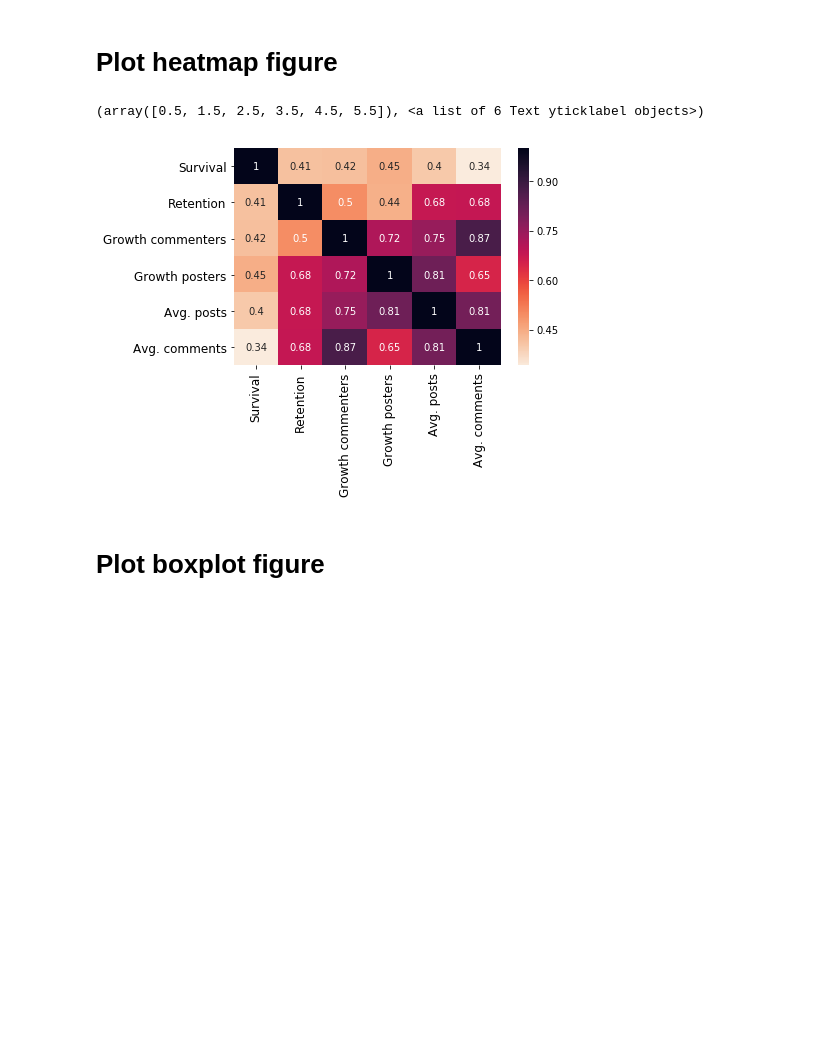
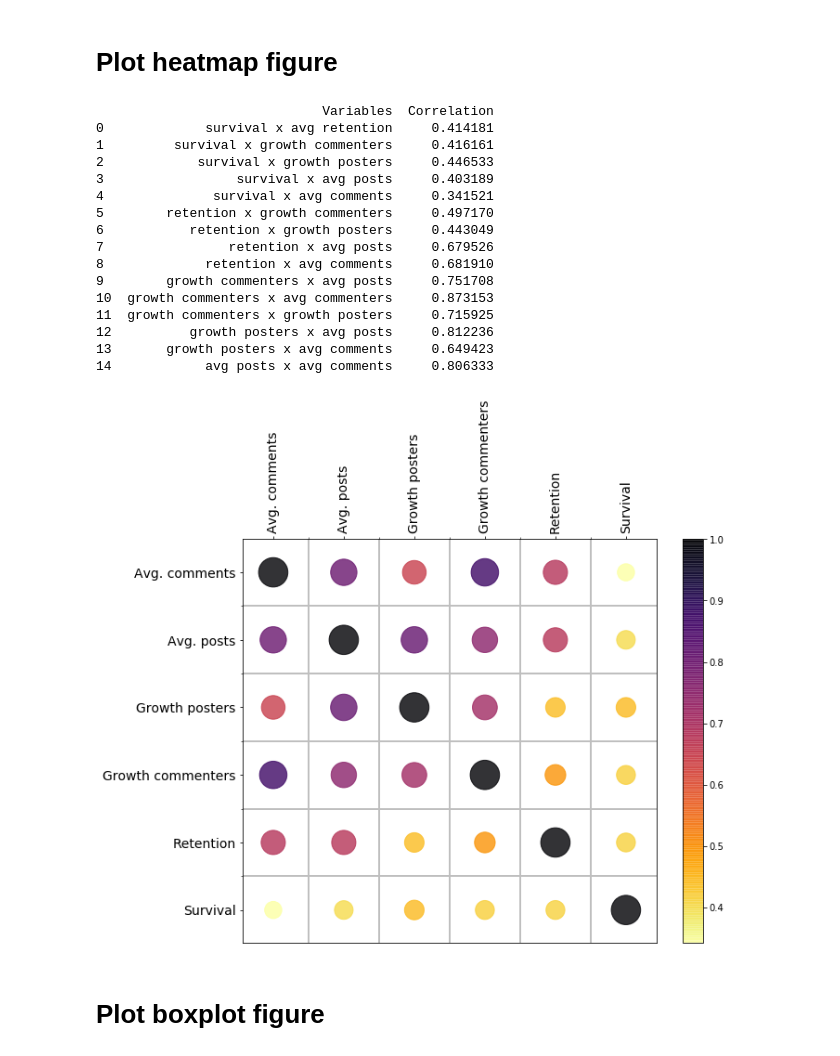
Before and after one commit to tocunha/Community_success, a Jupyter notebook: plot_dependent_variables_correlations.ipynb, the cells around one changed output. Drawn from its saved outputs; the diff is of its cells as text; code cells hidden in the pictures; blank space fills up the shorter version.

Commit message:
update version of heatmap

```diff
--- a/plot_dependent_variables_correlations.ipynb
+++ b/plot_dependent_variables_correlations.ipynb
@@ -101,11 +122,19 @@ dfs = pd.concat(dfs)
 # %% [markdown]
 <h1>Plot heatmap figure</h1>
 # %%
+names = ['survival x avg retention', 'survival x growth commenters', 'survival x growth posters', 'survival x avg posts',
+'survival x avg comments', 'retention x growth commenters', 'retention x growth posters', 'retention x avg posts',
+'retention x avg comments', 'growth commenters x avg posts', 'growth commenters x avg commenters',
+'growth commenters x growth posters', 'growth posters x avg posts', 'growth posters x avg comments',
+'avg posts x avg comments']
+
 grouped_dfs = dfs.groupby('Variables').agg({'Correlation':'mean'}).reset_index()
-grouped_dfs
+grouped_dfs['Variables'] = names
+
+# print(grouped_dfs)
 
 correlations = grouped_dfs['Correlation'].tolist()
-
+correlations
 # survival x avg retention cors[1]
 # survival x growth commenters cors[2]
 # survival x growth posters cors[3]
@@ -118,39 +147,88 @@ correlations = grouped_dfs['Correlation'].tolist()
 # growth commenters x avg posts cors[10]
 # growth commenters x avg commenters cors[11]
 # growth commenters x growth posters cors[12]
 # growth posters x avg posts cors[13]
 # growth posters x avg comments cors[14]
 # avg posts x avg comments cors[15]
 
 table = []
 
             #survival, avg retention, growth commenters, growth posters, avg posts, avg comments
 #Survival
 table.append([1, correlations[0], correlations[1], correlations[2], correlations[3], correlations[4]])
 #avg retention
 table.append([correlations[0], 1, correlations[5], correlations[6], correlations[7], correlations[8]])
 #growth commenters
 table.append([correlations[1], correlations[5], 1, correlations[11], correlations[9], correlations[10]])
 #growth posters
-table.append([correlations[2], correlations[7], correlations[11], 1, correlations[12], correlations[13]])
+table.append([correlations[2], correlations[6], correlations[11], 1, correlations[12], correlations[13]])
 #avg posts
 table.append([correlations[3], correlations[7], correlations[9],correlations[12], 1, correlations[14]])
 #avg comments
 table.append([correlations[4], correlations[8], correlations[10],correlations[13], correlations[14], 1])
 
 df = pd.DataFrame(table)
 df.columns = ['Survival', 'Retention', 'Growth commenters', 'Growth posters', 'Avg. posts', 'Avg. comments']
 df.index = ['Survival', 'Retention', 'Growth commenters', 'Growth posters', 'Avg. posts', 'Avg. comments']
-sns.heatmap(df, cmap=sns.cm.rocket_r, annot=True)
+# df
+fig, ax = plt.subplots(figsize=(10,8))
+
+ax = plt.gca();
+
+# Major ticks
+ax.set_xticks(np.arange(0, 6, 1));
+ax.set_yticks(np.arange(0, 6, 1));
 
 
-plt.xticks(fontsize=12)
-plt.yticks(fontsize=12)
+ax.set_yticklabels(['Survival', 'Retention', 'Growth commenters', 'Growth posters', 'Avg. posts', 'Avg. comments'])
+ax.set_xticklabels(['Avg. comments', 'Avg. posts', 'Growth posters', 'Growth commenters', 'Retention', 'Survival'], rotation='vertical')
+
+# Minor ticks
+ax.set_xticks(np.arange(-.5, 6, 1), minor=True);
+ax.set_yticks(np.arange(-.5, 6, 1), minor=True);
+
+# Gridlines based on minor ticks
+ax.grid(which='minor', color='0.75', linestyle='-', linewidth=2)
+x = []
+y = []
+for i in range(0,6):
+    for j in range(0,6):
+        x.append(j)
+        y.append(i)
+# flat_list = [item for sublist in table for item in sublist]
+flat_list = [item for sublist in table for item in sublist[::-1]]
+size = [(a / max(flat_list))*1000 for a in flat_list]  # scale
+# plt.box(False)
+
+
+sc = ax.scatter(x,y,s=size, c=flat_list,  alpha=0.8, cmap = 'inferno_r')
+ax.xaxis.tick_top()
+
+plt.colorbar(sc)
+
+plt.xticks(fontsize=14)
+plt.yticks(fontsize=14)
+
 
 # plt.savefig('./dependent_variables_correlations_heatmap.pdf', bbox_inches='tight', dpi=1200)
 # %% [output]
-(array([0.5, 1.5, 2.5, 3.5, 4.5, 5.5]), <a list of 6 Text yticklabel objects>)
+                             Variables  Correlation
+0             survival x avg retention     0.414181
+1         survival x growth commenters     0.416161
+2            survival x growth posters     0.446533
+3                 survival x avg posts     0.403189
+4              survival x avg comments     0.341521
+5        retention x growth commenters     0.497170
+6           retention x growth posters     0.443049
+7                retention x avg posts     0.679526
+8             retention x avg comments     0.681910
+9        growth commenters x avg posts     0.751708
+10  growth commenters x avg commenters     0.873153
+11  growth commenters x growth posters     0.715925
+12          growth posters x avg posts     0.812236
+13       growth posters x avg comments     0.649423
+14            avg posts x avg comments     0.806333
-[figure, old version]
+[figure, new version]
 # %% [markdown]
 <h1>Plot boxplot figure</h1>
 # %%
```
Also changed, not shown: parts of 2 cells of this notebook, 2 other files.
